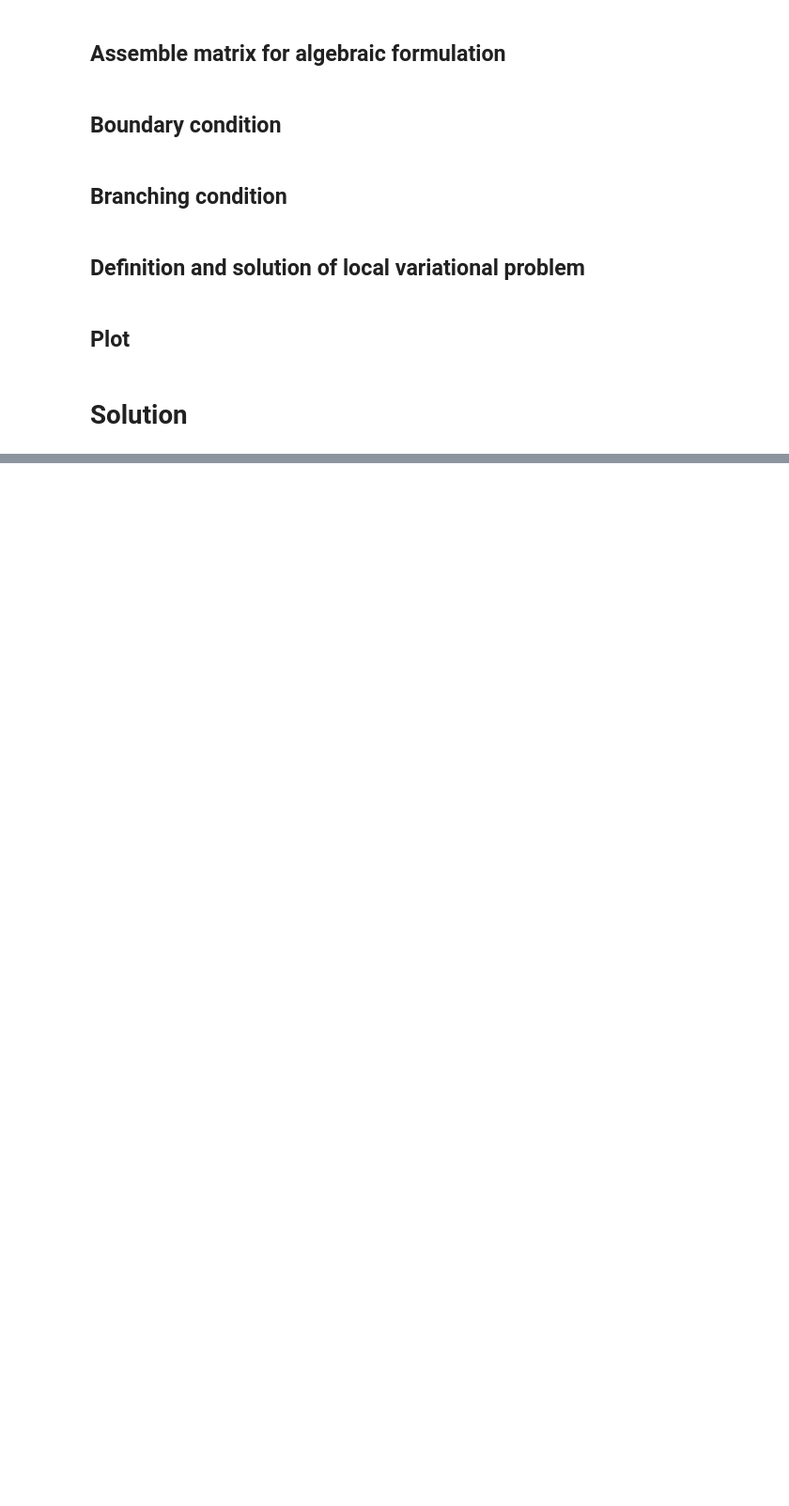
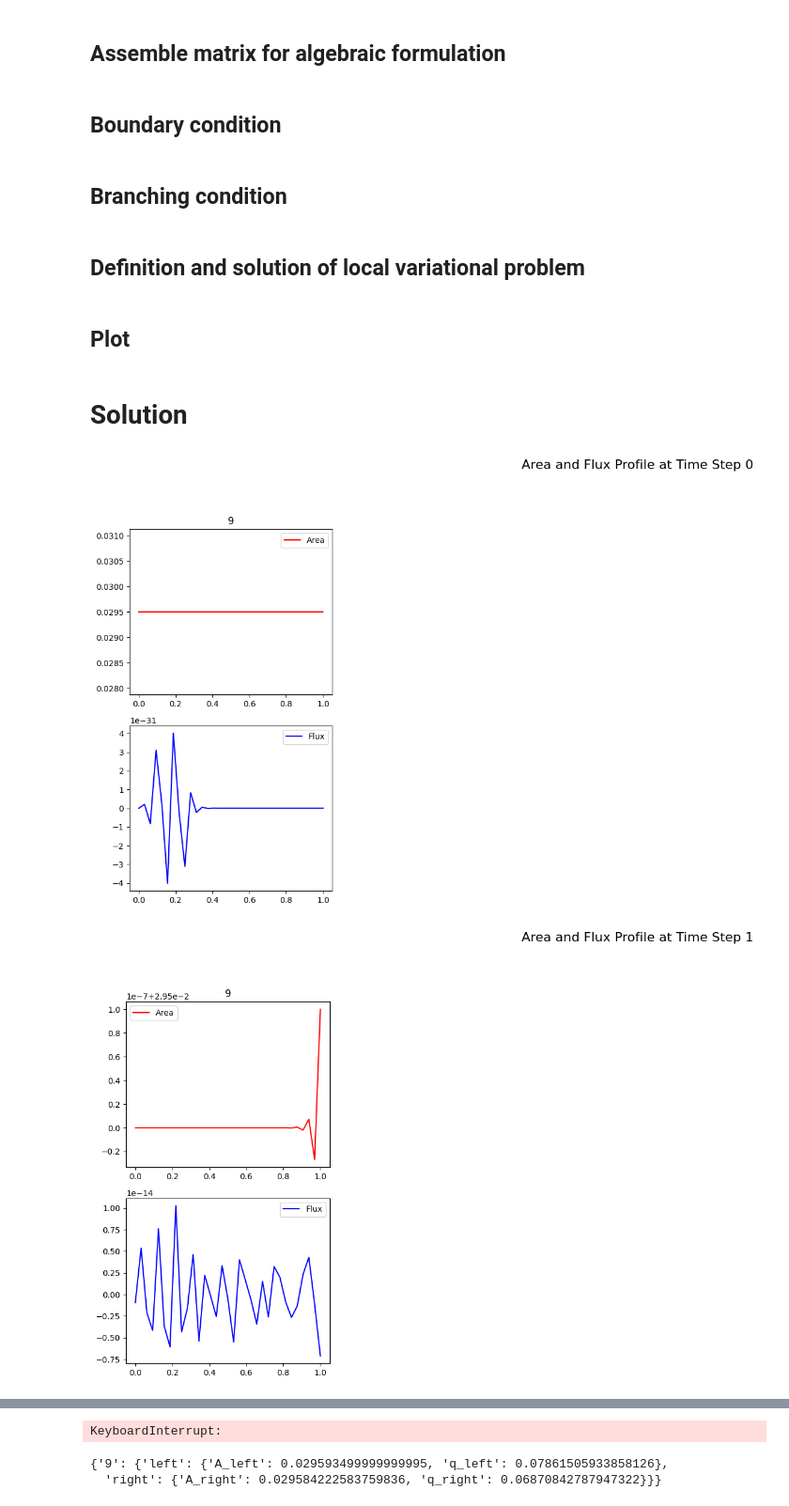
Before and after one commit to Riky2014/Tesi, a Jupyter notebook: 1d_hemo_solver_branch_network.ipynb, the cells around one changed output, grey strips where cells are left out. Shown at 94% size. Cells and saved outputs as stored; diff of their text form; code cells hidden in the pictures; blank space fills up the shorter version.

```diff
--- a/1d_hemo_solver_branch_network.ipynb
+++ b/1d_hemo_solver_branch_network.ipynb
@@ -222,3 +189,42 @@ branches = {
+# %%
+# Define the bifurcations dictionary
+bifurcations = {
+    'bif_1': {
+        'branch_id': ['0', '2', '9'],
+        'positions': ['right', 'left', 'left'],
+        'alpha': [None, 0.7748, 0.7771]
+    },
+    'bif_2': {
+        'branch_id': ['2', '4', '5'],
+        'positions': ['right', 'left', 'left'],
+        'alpha': [None, 0.7054, 0.9872]
+    },
+    'bif_3': {
+        'branch_id': ['7', '5', '8'],
+        'positions': ['left', 'right', 'left'],
+        'alpha': [None, 1.2182, 0.5778]
+    },
+    'bif_4': {
+        'branch_id': ['9', '11', '21'],
+        'positions': ['right', 'left', 'left'],
+        'alpha': [None, 1.1379, 0.8728]
+    },
+    'bif_5': {
+        'branch_id': ['20', '13', '11'],
+        'positions': ['left', 'left', 'right'],
+        'alpha': [None, 0.6848, 1.3204]
+    },
+    'bif_6': {
+        'branch_id': ['13', '15', '19'],
+        'positions': ['right', 'left', 'left'],
+        'alpha': [None, 1.0024, 0.9820]
+    },
+    'bif_7': {
+        'branch_id': ['15', '17', '18'],
+        'positions': ['right', 'left', 'left'],
+        'alpha': [None, 0.8910, 0.9184]
+    }
+}
 # %%
 branch_boundary_conditions = {}
 
@@ -277,7 +277,7 @@ rho = 1.050
 # Discretization parameter
 # %%
 # Given values
-dt = 2e-5
+dt = 1e-5
 N_T = round(T / dt)
 
 h = 1 / 32
@@ -743,21 +783,24 @@ for branch_name, branch_data in branches.items():
 # %%
 # Time stepping
 t = 0
 
-for n in (range(N_T + 1)):
+for n in tqdm(range(N_T + 1)):
     # Solve the problem for each branch
     solve_local_branches(branches, branch_boundary_conditions)
 
     # Update time step
     t += dt
 
     # Update boundary conditions for inlets and outlets
     update_inlet_outlet_bcs(branches, t)
 
     # Handle branching points
     handle_branching_points(branches)
 
     if n % 1 == 0:
       plot_branches_combined(branches, n)
 
 plot_branches_combined(branches, n)
+# %% [output]
+[figure, added]
+[figure, added]
@@ -763,0 +817,6 @@ plot_branches_combined(branches, n)
+KeyboardInterrupt:
+# %%
+branch_boundary_conditions
+# %% [output]
+{'9': {'left': {'A_left': 0.029593499999999995, 'q_left': 0.07861505933858126},
+  'right': {'A_right': 0.029584222583759836, 'q_right': 0.06870842787947322}}}
```
Also changed, not shown: parts of 9 cells of this notebook.
